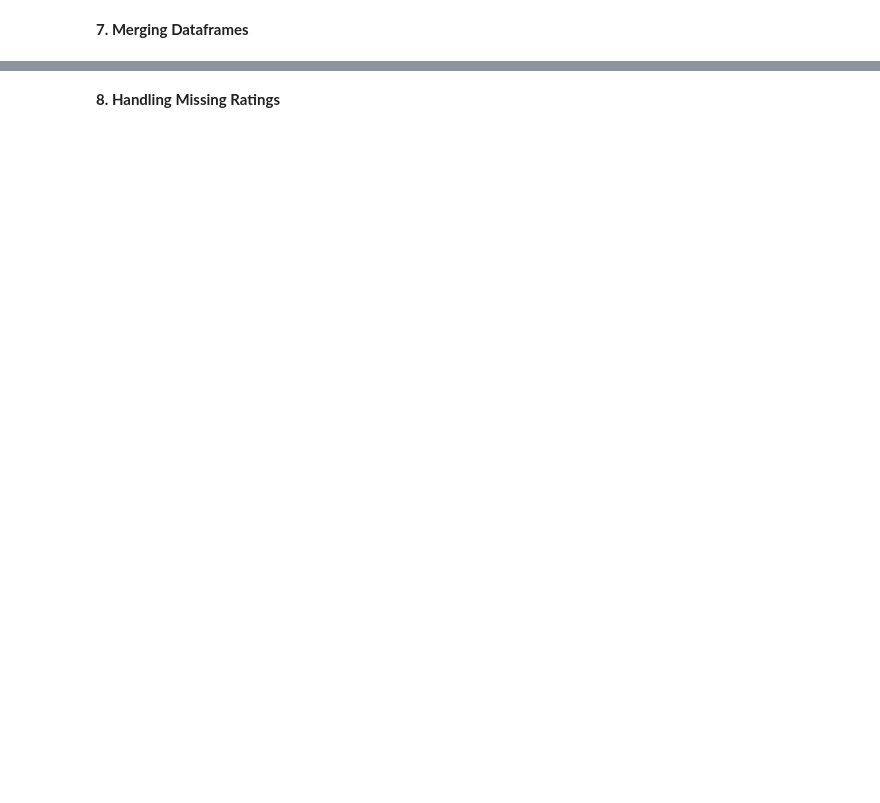
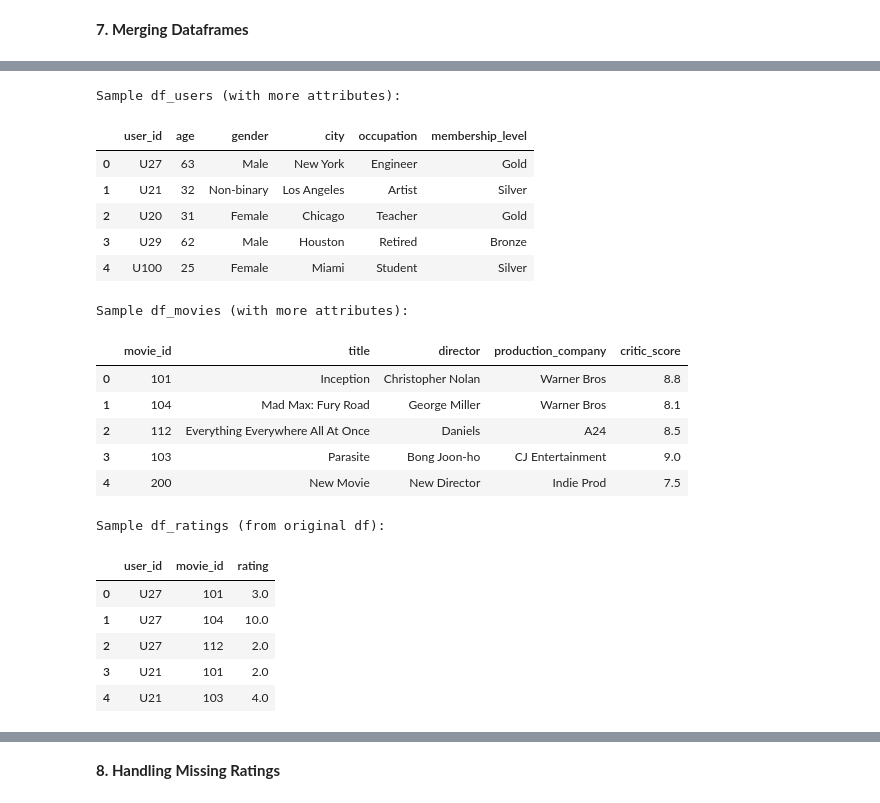
Before and after one commit to ShilpaVasista/Exploratory-Data-Analytics, a Jupyter notebook: EDA_Lab_9_Case_Study.ipynb, the cells around one changed output, grey strips where cells are left out. Saved outputs shown, nothing was run; the diff lists cells and outputs as text; code cells hidden in the pictures; blank space fills up the shorter version.

```diff
--- a/EDA_Lab_9_Case_Study.ipynb
+++ b/EDA_Lab_9_Case_Study.ipynb
@@ -139,3 +259,53 @@ After: 65
 # %%
 # Assuming you have separate df_users and df_movies
 # df_merged = pd.merge(df_users, df_ratings, on='user_id', how='inner')
+# %%
+# Create sample df_users and df_movies DataFrames for demonstration with more attributes
+df_users = pd.DataFrame({
+    'user_id': ['U27', 'U21', 'U20', 'U29', 'U100'],
+    'age': [63, 32, 31, 62, 25],
+    'gender': ['Male', 'Non-binary', 'Female', 'Male', 'Female'],
+    'city': ['New York', 'Los Angeles', 'Chicago', 'Houston', 'Miami'],
+    'occupation': ['Engineer', 'Artist', 'Teacher', 'Retired', 'Student'],
+    'membership_level': ['Gold', 'Silver', 'Gold', 'Bronze', 'Silver']
+})
+
+df_movies = pd.DataFrame({
+    'movie_id': ['101', '104', '112', '103', '200'],
+    'title': ['Inception', 'Mad Max: Fury Road', 'Everything Everywhere All At Once', 'Parasite', 'New Movie'],
+    'director': ['Christopher Nolan', 'George Miller', 'Daniels', 'Bong Joon-ho', 'New Director'],
+    'production_company': ['Warner Bros', 'Warner Bros', 'A24', 'CJ Entertainment', 'Indie Prod'],
+    'critic_score': [8.8, 8.1, 8.5, 9.0, 7.5]
+})
+
+# Create a simplified df_ratings for demonstration, linking users and movies
+df_ratings = df[['user_id', 'movie_id', 'rating']].copy()
+
+print("Sample df_users (with more attributes):")
+display(df_users)
+print("\nSample df_movies (with more attributes):")
+display(df_movies)
+print("\nSample df_ratings (from original df):")
+display(df_ratings.head())
+# %% [output]
+Sample df_users (with more attributes):
+|  | user_id | age | gender | city | occupation | membership_level |
+| 0 | U27 | 63 | Male | New York | Engineer | Gold |
+| 1 | U21 | 32 | Non-binary | Los Angeles | Artist | Silver |
+| 2 | U20 | 31 | Female | Chicago | Teacher | Gold |
+| 3 | U29 | 62 | Male | Houston | Retired | Bronze |
+| 4 | U100 | 25 | Female | Miami | Student | Silver |
+Sample df_movies (with more attributes):
+|  | movie_id | title | director | production_company | critic_score |
+| 0 | 101 | Inception | Christopher Nolan | Warner Bros | 8.8 |
+| 1 | 104 | Mad Max: Fury Road | George Miller | Warner Bros | 8.1 |
+| 2 | 112 | Everything Everywhere All At Once | Daniels | A24 | 8.5 |
+| 3 | 103 | Parasite | Bong Joon-ho | CJ Entertainment | 9.0 |
+| 4 | 200 | New Movie | New Director | Indie Prod | 7.5 |
+Sample df_ratings (from original df):
+|  | user_id | movie_id | rating |
+| 0 | U27 | 101 | 3.0 |
+| 1 | U27 | 104 | 10.0 |
+| 2 | U27 | 112 | 2.0 |
+| 3 | U21 | 101 | 2.0 |
+| 4 | U21 | 103 | 4.0 |
```
Also changed, not shown: parts of 36 cells of this notebook.
